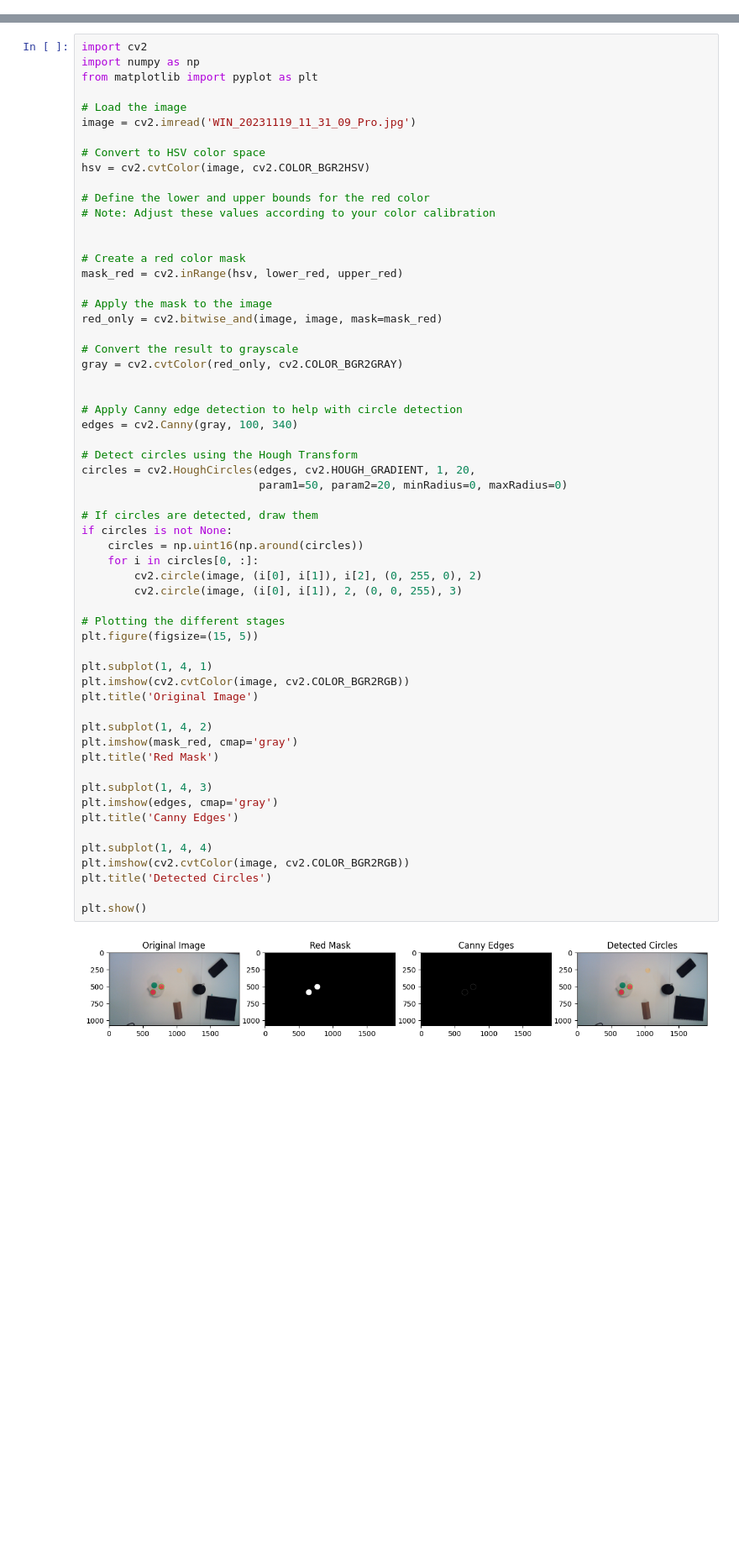
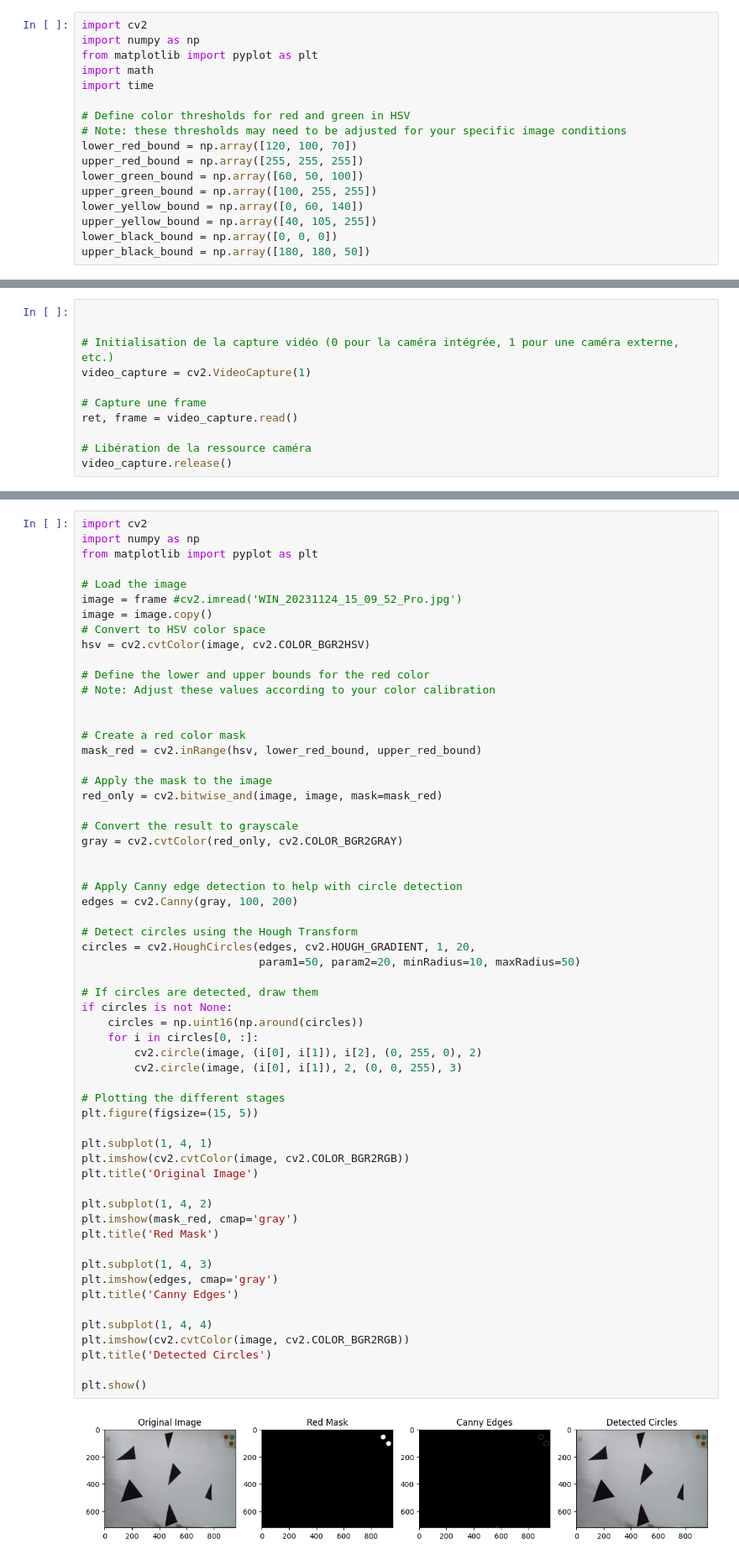
Before and after one commit to DidierNe/Mobile_Robotic_Thymio, a Jupyter notebook: Projet_Thymio.ipynb, the cells around one changed output, grey strips where cells are left out. Shown at 84% size. Drawn from its saved outputs; the diff is of its cells as text; blank space fills up the shorter version.

Commit message:
video recorded and processed (don't forgot to pull the video)

```diff
--- a/Projet_Thymio.ipynb
+++ b/Projet_Thymio.ipynb
@@ -33,3 +33,20 @@ https://docs.opencv.org/4.x/df/d9d/tutorial_py_colorspaces.html
 ### Vision Subsection 1
 <a id="Vision-subsection-1"></a>
 **Ask to TA if we have to describe every function used in the notebook?**
+# %%
+import cv2
+import numpy as np
+from matplotlib import pyplot as plt
+import math
+import time
+
+# Define color thresholds for red and green in HSV
+# Note: these thresholds may need to be adjusted for your specific image conditions
+lower_red_bound = np.array([120, 100, 70])
+upper_red_bound = np.array([255, 255, 255])
+lower_green_bound = np.array([60, 50, 100])
+upper_green_bound = np.array([100, 255, 255])
+lower_yellow_bound = np.array([0, 60, 140])
+upper_yellow_bound = np.array([40, 105, 255])
+lower_black_bound = np.array([0, 0, 0])
+upper_black_bound = np.array([180, 180, 50])
@@ -178,0 +464,11 @@ plt.show()
+# %%
+
+
+# Initialisation de la capture vidéo (0 pour la caméra intégrée, 1 pour une caméra externe, etc.)
+video_capture = cv2.VideoCapture(1)
+
+# Capture une frame
+ret, frame = video_capture.read()
+
+# Libération de la ressource caméra
+video_capture.release()
@@ -182,8 +530,8 @@ import numpy as np
 from matplotlib import pyplot as plt
 
 # Load the image
-image = cv2.imread('WIN_20231119_11_31_09_Pro.jpg')
-
+image = frame #cv2.imread('WIN_20231124_15_09_52_Pro.jpg')
+image = image.copy()
 # Convert to HSV color space
 hsv = cv2.cvtColor(image, cv2.COLOR_BGR2HSV)
 
@@ -192,7 +540,7 @@ hsv = cv2.cvtColor(image, cv2.COLOR_BGR2HSV)
 
 
 # Create a red color mask
-mask_red = cv2.inRange(hsv, lower_red, upper_red)
+mask_red = cv2.inRange(hsv, lower_red_bound, upper_red_bound)
 
 # Apply the mask to the image
 red_only = cv2.bitwise_and(image, image, mask=mask_red)
@@ -202,41 +550,41 @@ gray = cv2.cvtColor(red_only, cv2.COLOR_BGR2GRAY)
 
 
 # Apply Canny edge detection to help with circle detection
-edges = cv2.Canny(gray, 100, 340)
+edges = cv2.Canny(gray, 100, 200)
 
 # Detect circles using the Hough Transform
 circles = cv2.HoughCircles(edges, cv2.HOUGH_GRADIENT, 1, 20,
-                           param1=50, param2=20, minRadius=0, maxRadius=0)
+                           param1=50, param2=20, minRadius=10, maxRadius=50)
 
 # If circles are detected, draw them
 if circles is not None:
     circles = np.uint16(np.around(circles))
     for i in circles[0, :]:
         cv2.circle(image, (i[0], i[1]), i[2], (0, 255, 0), 2)
         cv2.circle(image, (i[0], i[1]), 2, (0, 0, 255), 3)
 
 # Plotting the different stages
 plt.figure(figsize=(15, 5))
 
 plt.subplot(1, 4, 1)
 plt.imshow(cv2.cvtColor(image, cv2.COLOR_BGR2RGB))
 plt.title('Original Image')
 
 plt.subplot(1, 4, 2)
 plt.imshow(mask_red, cmap='gray')
 plt.title('Red Mask')
 
 plt.subplot(1, 4, 3)
 plt.imshow(edges, cmap='gray')
 plt.title('Canny Edges')
 
 plt.subplot(1, 4, 4)
 plt.imshow(cv2.cvtColor(image, cv2.COLOR_BGR2RGB))
 plt.title('Detected Circles')
 
 plt.show()
 # %% [output]
-[figure, old version]
+[figure, new version]
 # %%
 import cv2
 from matplotlib import pyplot as plt
```
Also changed, not shown: parts of 21 cells of this notebook, 1 other file.
